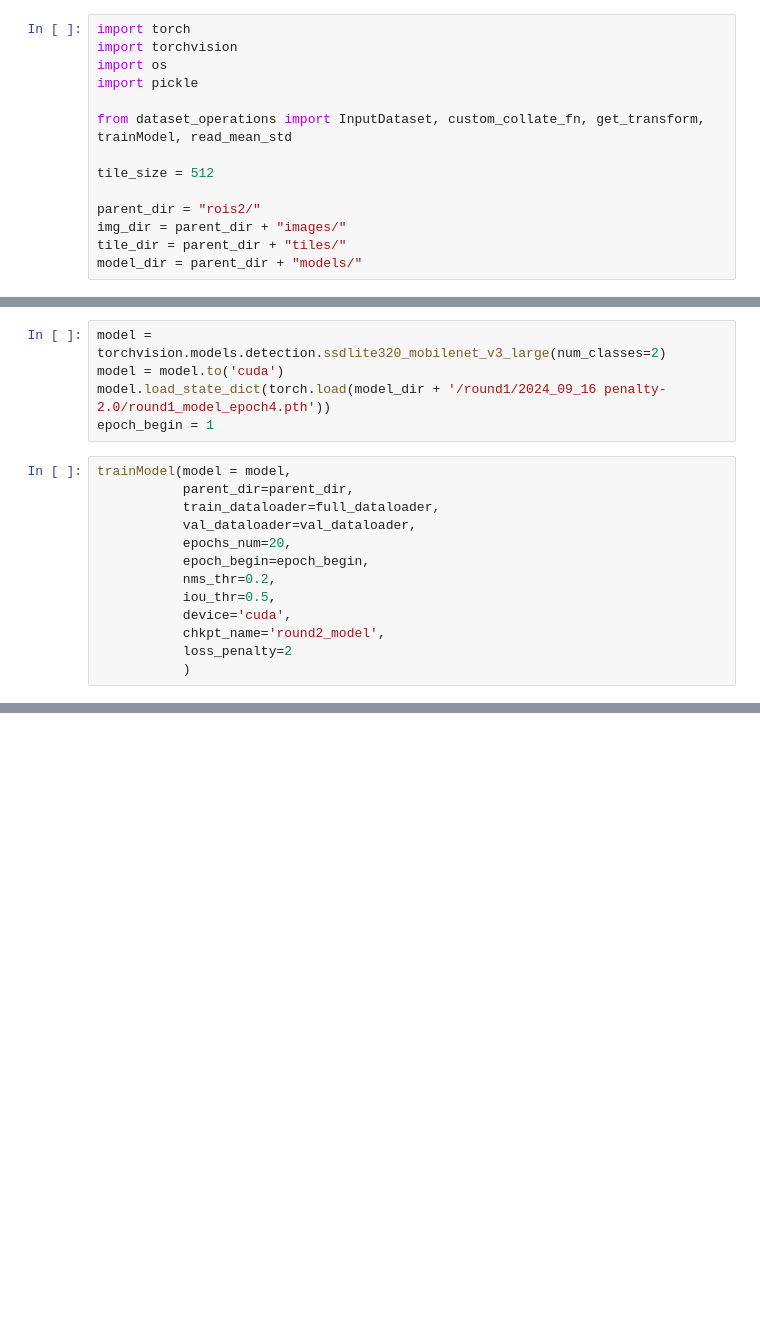
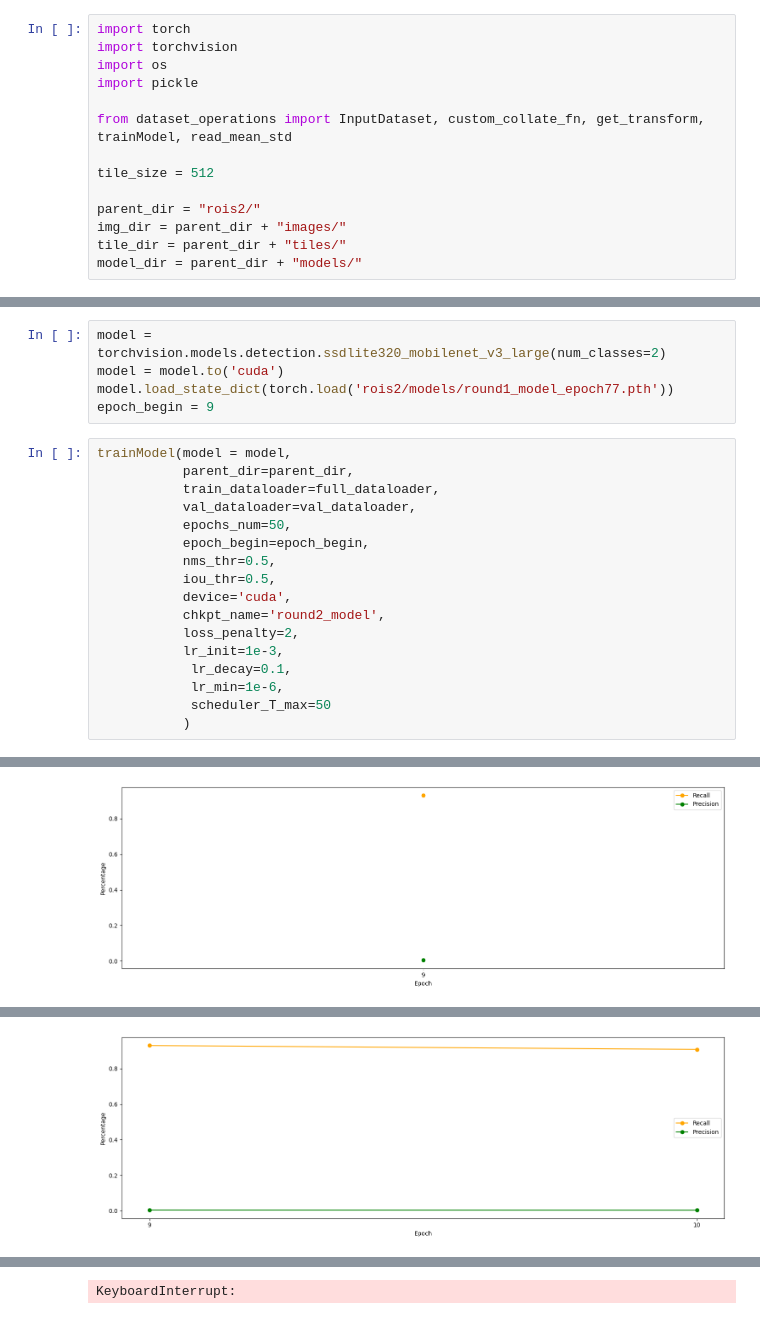
Before and after one commit to TengyouXu-ucla/Alzheimer, a Jupyter notebook: 2.2 - retrain_with_negatives.ipynb, the cells around one changed output, grey strips where cells are left out. Cells and saved outputs as stored; diff of their text form; blank space fills up the shorter version.

```diff
--- a/2.2 - retrain_with_negatives.ipynb
+++ b/2.2 - retrain_with_negatives.ipynb
@@ -23,18 +28,23 @@ print(len(val_dataloader))
 # %%
 model = torchvision.models.detection.ssdlite320_mobilenet_v3_large(num_classes=2)
 model = model.to('cuda')
-model.load_state_dict(torch.load(model_dir + '/round1/2024_09_16 penalty-2.0/round1_model_epoch4.pth'))
-epoch_begin = 1
+model.load_state_dict(torch.load('rois2/models/round1_model_epoch77.pth'))
+epoch_begin = 9
 # %%
 trainModel(model = model,
            parent_dir=parent_dir,
            train_dataloader=full_dataloader,
            val_dataloader=val_dataloader,
-           epochs_num=20,
+           epochs_num=50,
            epoch_begin=epoch_begin,
-           nms_thr=0.2,
+           nms_thr=0.5,
            iou_thr=0.5,
            device='cuda',
            chkpt_name='round2_model',
-           loss_penalty=2
+           loss_penalty=2,
+           lr_init=1e-3,
+            lr_decay=0.1,
+            lr_min=1e-6,
+            scheduler_T_max=50
            )
+# %% [output]
@@ -40,0 +68 @@ trainModel(model = model,
+[figure, added]
@@ -40,0 +86 @@ trainModel(model = model,
+[figure, added]
@@ -40,0 +104 @@ trainModel(model = model,
+KeyboardInterrupt:
```
Also changed, not shown: parts of 2 cells of this notebook, 5 other files.
